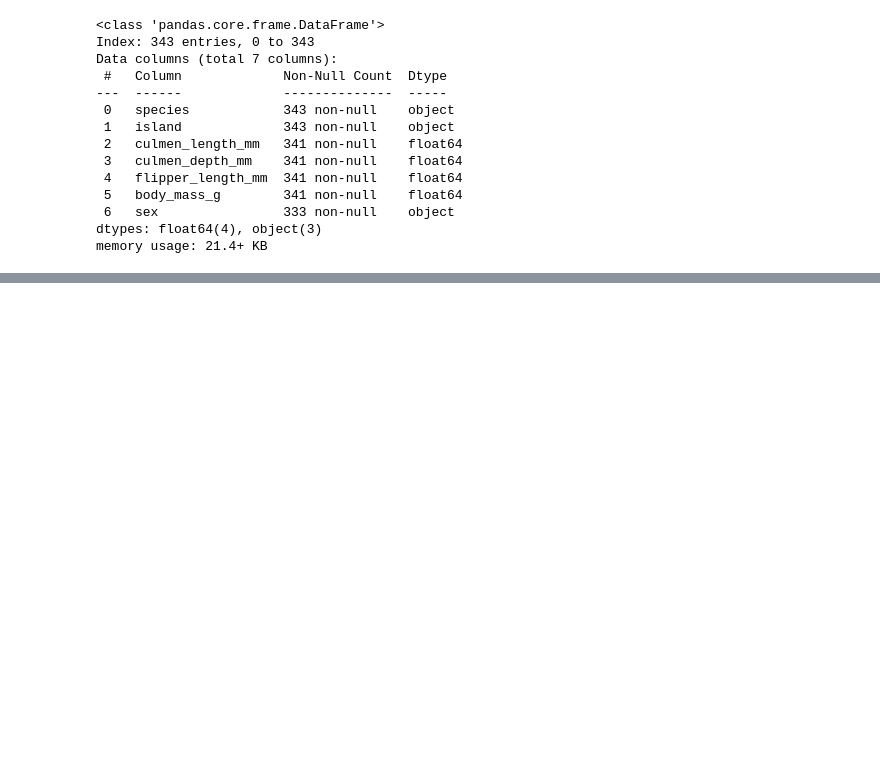
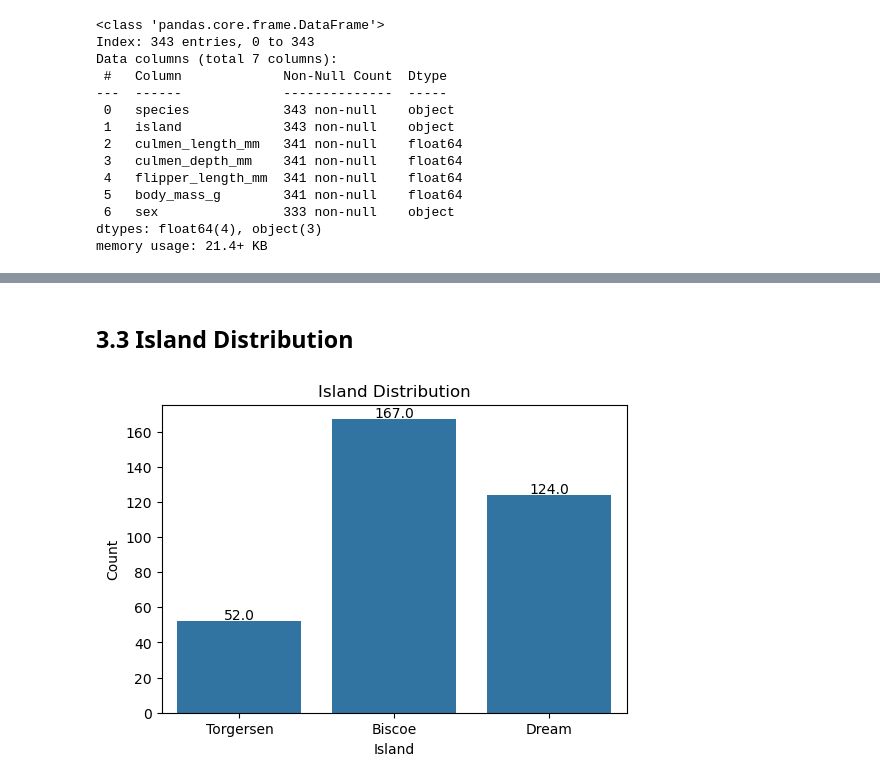
Before and after one commit to xahid007/Penguin-Species-Classification, a Jupyter notebook: Notebooks/01_EDA.ipynb, the cells around one changed output, grey strips where cells are left out. Saved outputs shown, nothing was run; the diff lists cells and outputs as text; code cells hidden in the pictures; blank space fills up the shorter version.

```diff
--- a/Notebooks/01_EDA.ipynb
+++ b/Notebooks/01_EDA.ipynb
@@ -55,0 +119,12 @@ memory usage: 21.4+ KB
+# %% [markdown]
+## 3.3 Island Distribution
+# %%
+plt.figure(figsize=(6,4))
+plt.title("Island Distribution")
+sns.countplot(data = df, x = 'island')
+annotate_bars()
+plt.xlabel("Island")
+plt.ylabel("Count")
+plt.show()
+# %% [output]
+[figure, added]
```
Also changed, not shown: parts of 21 cells of this notebook.
